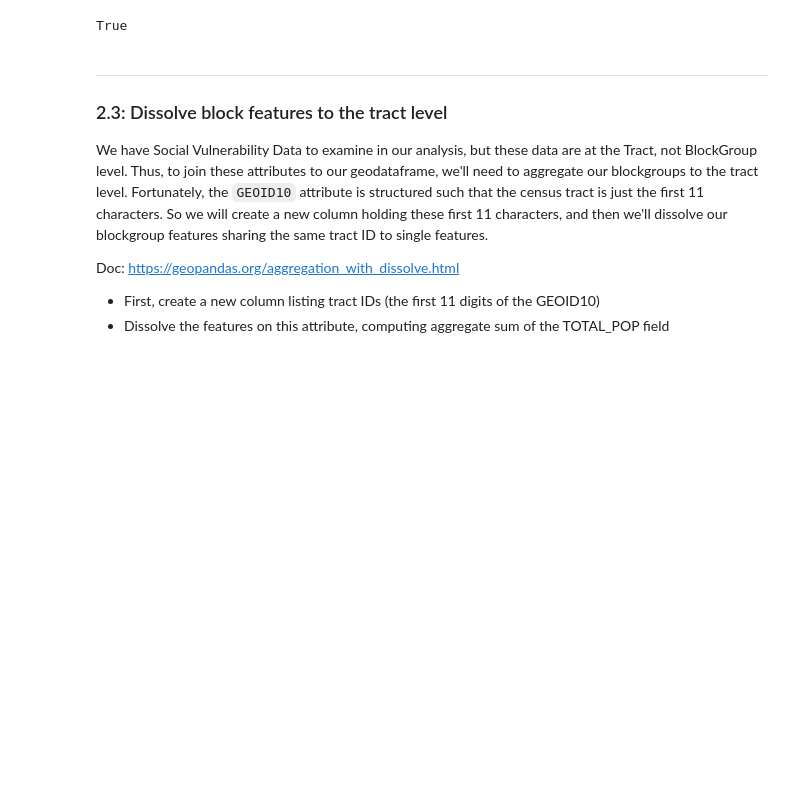
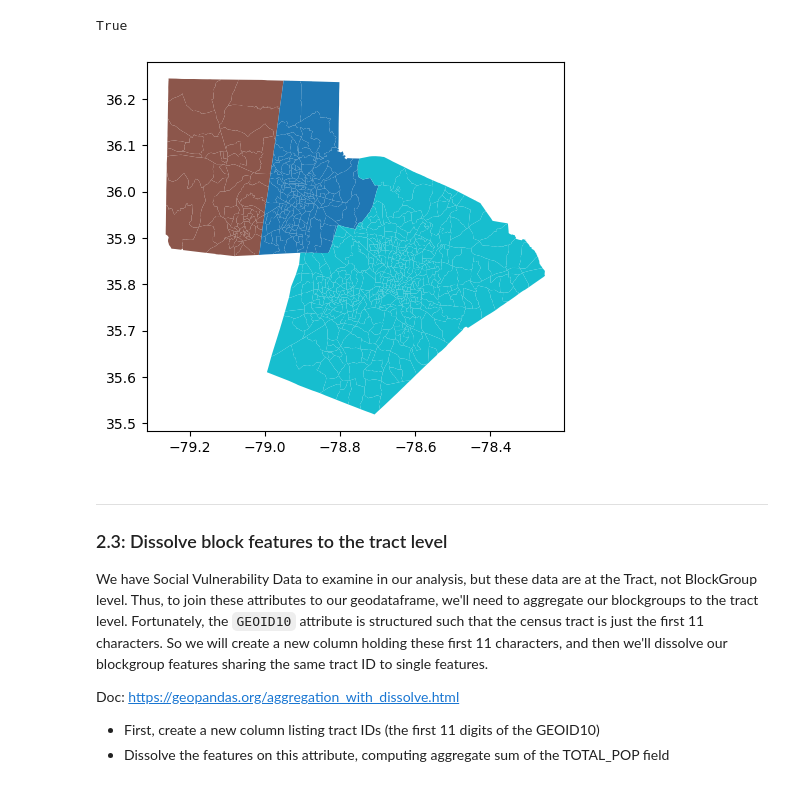
Before and after one commit to kelseybhusted/SpatialDataFrames, a Jupyter notebook: lessons/2a-Spatial-analysis-with-GeoPandas.ipynb, the cells around one changed output. Drawn from its saved outputs; the diff is of its cells as text; code cells hidden in the pictures; blank space fills up the shorter version.

```diff
--- a/lessons/2a-Spatial-analysis-with-GeoPandas.ipynb
+++ b/lessons/2a-Spatial-analysis-with-GeoPandas.ipynb
@@ -382,10 +382,15 @@ gdf_DurmBlkGroups.crs == gdf_BlkGrp_step1.crs
 True
 # %%
 #Add the county field
+gdf_OrangeBlkGroups['County'] = "Orange"
 # %%
 #Append the geodataframes
+gdf_BlkGroups = gdf_OrangeBlkGroups.append(gdf_BlkGrp_step1)
 # %%
 #Plot the output
+gdf_BlkGroups.plot(column='County');
+# %% [output]
+[figure, added]
 # %% [markdown]
 ---
 ### 2.3: Dissolve block features to the tract level
```
Also changed, not shown: parts of 15 cells of this notebook.
